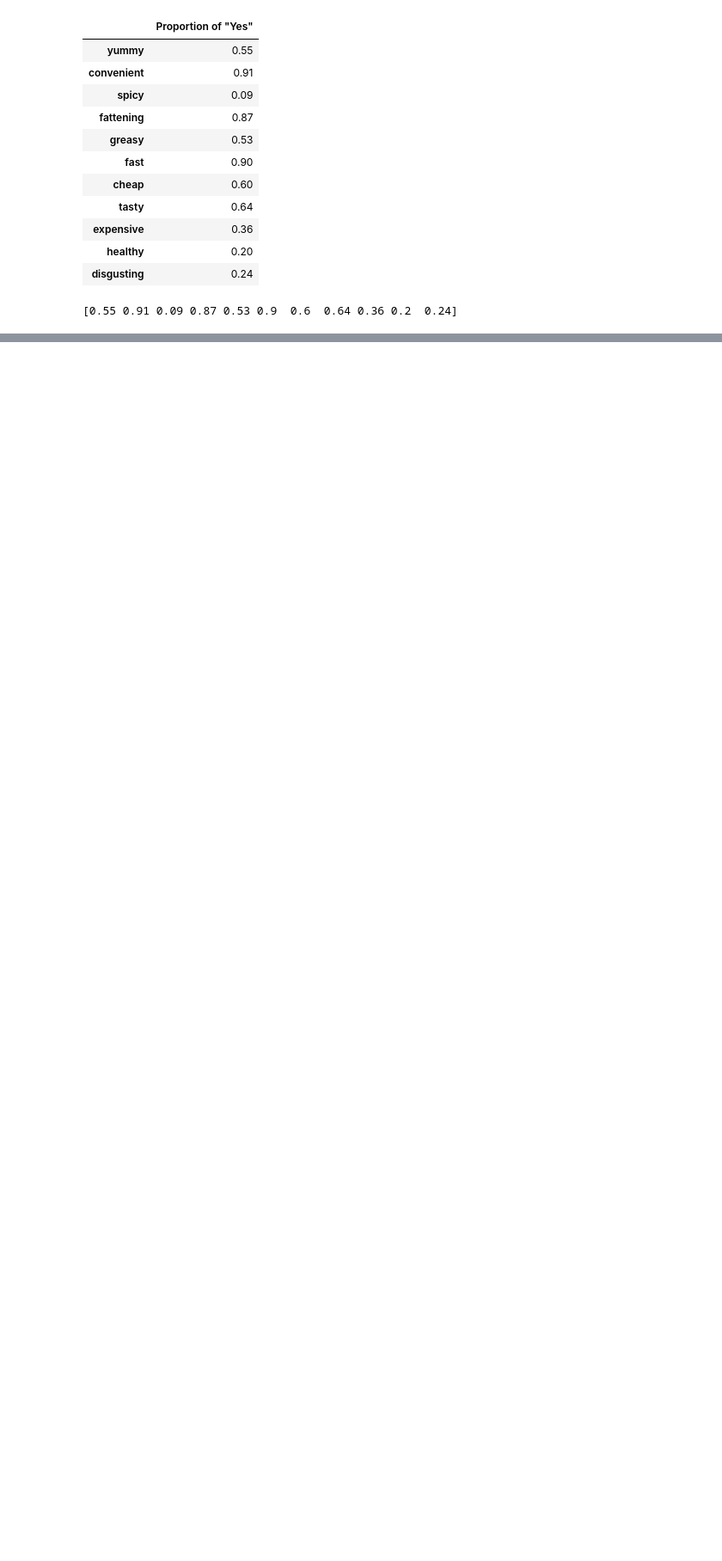
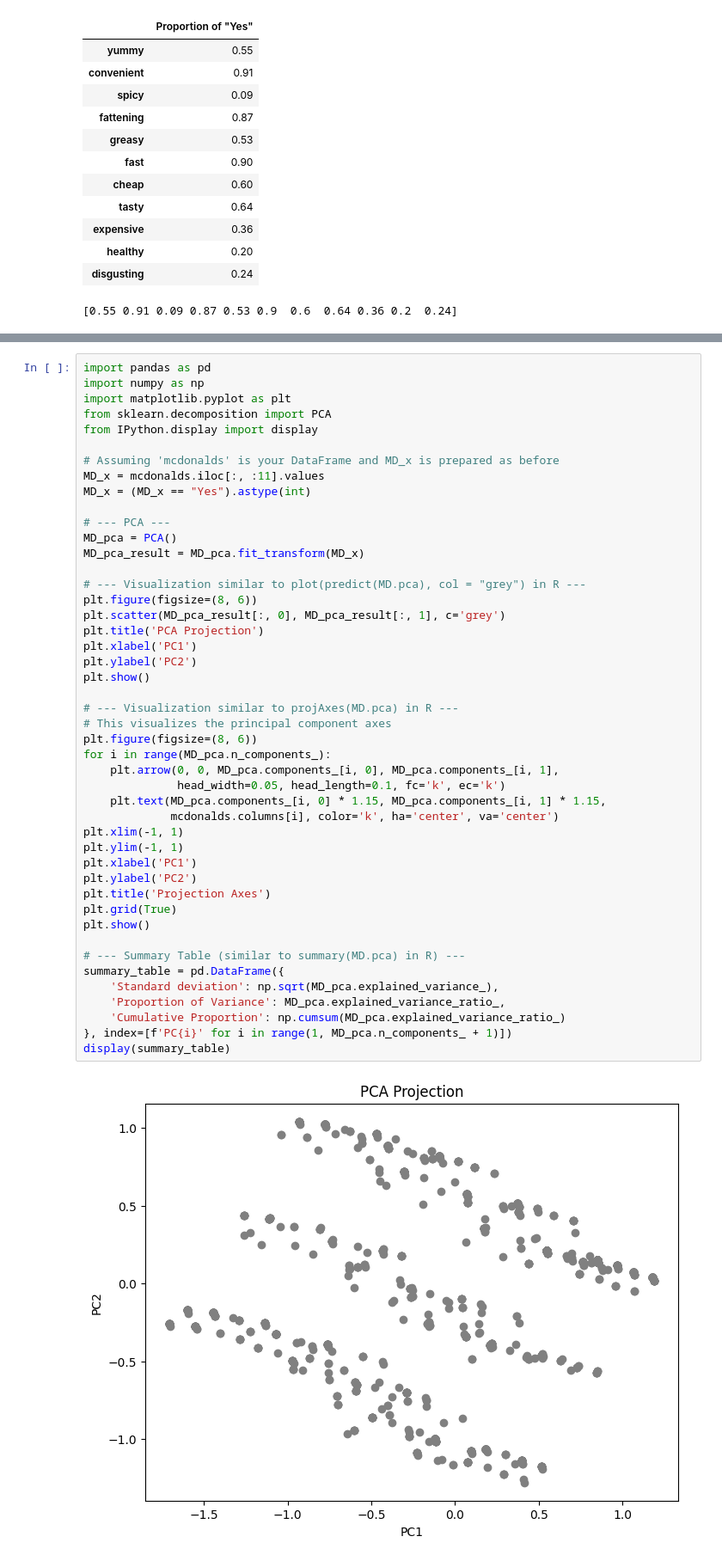
Before and after one commit to BadakalaYashwanth/Clustering-Projects, a Jupyter notebook: clustering_project.ipynb, the cells around one changed output, grey strips where cells are left out. Shown at 86% size. Saved outputs shown, nothing was run; the diff lists cells and outputs as text; blank space fills up the shorter version.

```diff
--- a/clustering_project.ipynb
+++ b/clustering_project.ipynb
@@ -128,0 +278,48 @@ print(col_means)
+# %%
+import pandas as pd
+import numpy as np
+import matplotlib.pyplot as plt
+from sklearn.decomposition import PCA
+from IPython.display import display
+
+# Assuming 'mcdonalds' is your DataFrame and MD_x is prepared as before
+MD_x = mcdonalds.iloc[:, :11].values
+MD_x = (MD_x == "Yes").astype(int)
+
+# --- PCA ---
+MD_pca = PCA()
+MD_pca_result = MD_pca.fit_transform(MD_x)
+
+# --- Visualization similar to plot(predict(MD.pca), col = "grey") in R ---
+plt.figure(figsize=(8, 6))
+plt.scatter(MD_pca_result[:, 0], MD_pca_result[:, 1], c='grey')
+plt.title('PCA Projection')
+plt.xlabel('PC1')
+plt.ylabel('PC2')
+plt.show()
+
+# --- Visualization similar to projAxes(MD.pca) in R ---
+# This visualizes the principal component axes
+plt.figure(figsize=(8, 6))
+for i in range(MD_pca.n_components_):
+    plt.arrow(0, 0, MD_pca.components_[i, 0], MD_pca.components_[i, 1],
+              head_width=0.05, head_length=0.1, fc='k', ec='k')
+    plt.text(MD_pca.components_[i, 0] * 1.15, MD_pca.components_[i, 1] * 1.15,
+             mcdonalds.columns[i], color='k', ha='center', va='center')
+plt.xlim(-1, 1)
+plt.ylim(-1, 1)
+plt.xlabel('PC1')
+plt.ylabel('PC2')
+plt.title('Projection Axes')
+plt.grid(True)
+plt.show()
+
+# --- Summary Table (similar to summary(MD.pca) in R) ---
+summary_table = pd.DataFrame({
+    'Standard deviation': np.sqrt(MD_pca.explained_variance_),
+    'Proportion of Variance': MD_pca.explained_variance_ratio_,
+    'Cumulative Proportion': np.cumsum(MD_pca.explained_variance_ratio_)
+}, index=[f'PC{i}' for i in range(1, MD_pca.n_components_ + 1)])
+display(summary_table)
+# %% [output]
+[figure, added]
```
Also changed, not shown: parts of 5 cells of this notebook.
